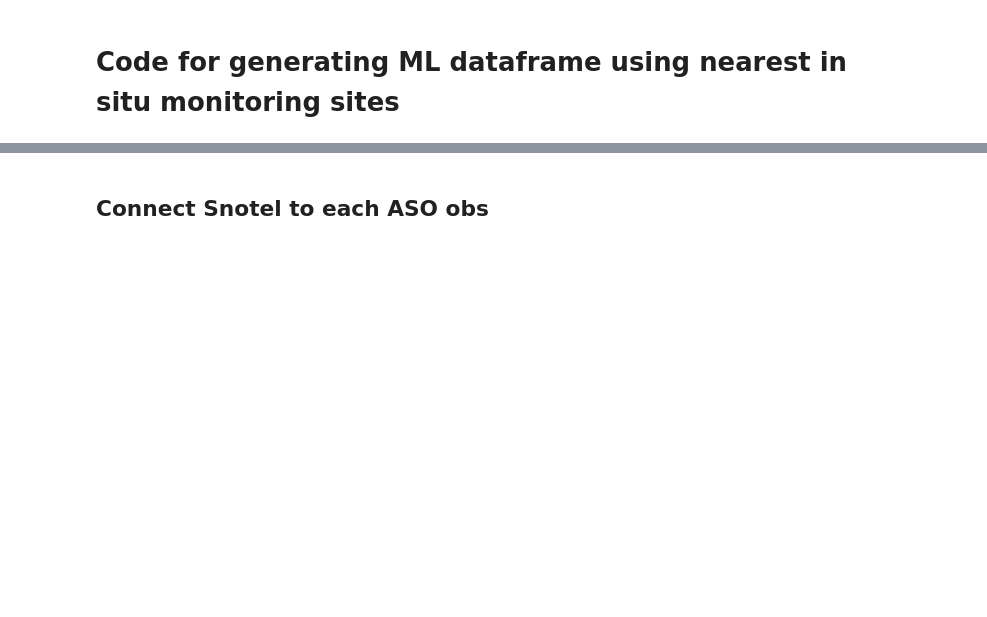
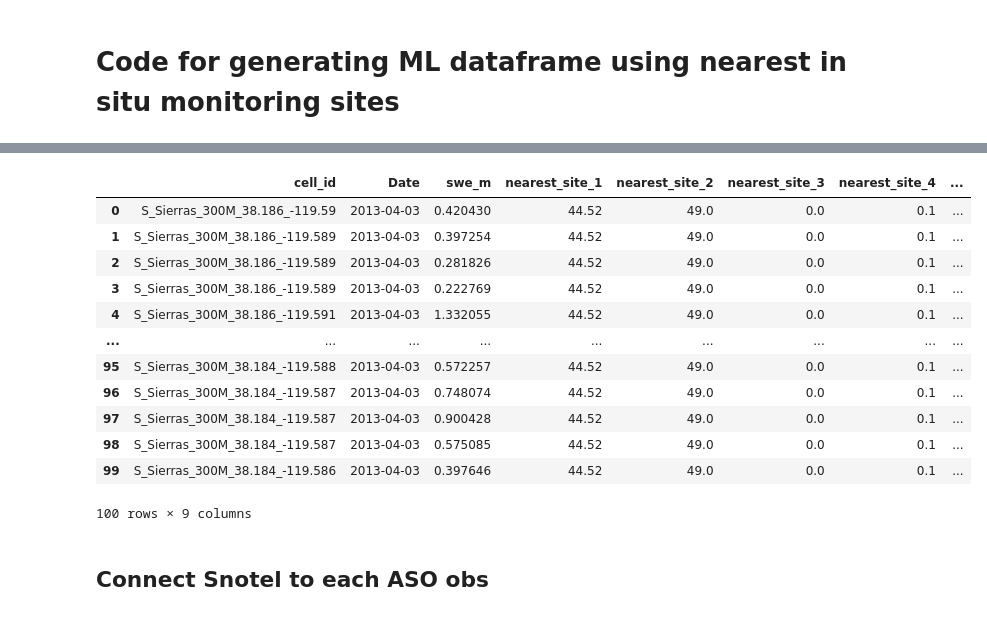
Before and after one commit to whitelightning450/SWEMLv2.0, a Jupyter notebook: Dataprocessing/DataProcessing_PipelineModularized.ipynb, the cells around one changed output, grey strips where cells are left out. Saved outputs shown, nothing was run; the diff lists cells and outputs as text; code cells hidden in the pictures; blank space fills up the shorter version.

Commit message:
got obsDF and GeoDF files working in parrallell, threaded, and lambda

```diff
--- a/Dataprocessing/DataProcessing_PipelineModularized.ipynb
+++ b/Dataprocessing/DataProcessing_PipelineModularized.ipynb
@@ -104,3 +257,62 @@ array([1945, 1948, 1949, 1950, 1951, 1960, 1965, 1961, 1963, 1972, 1975,
+# %%
+#get key variable from args
+aso_swe_files_folder_path, aso_swe_file, new_column_names, snotel_data_f, nearest_snotel , Obsdf, obsdf_path = args
+
+timestamp = aso_swe_file.split('_')[-1].split('.')[0]
+
+#load in SWE data from ASO
+aso_swe_data = pd.read_parquet(os.path.join(aso_swe_files_folder_path, aso_swe_file), engine='fastparquet')
+
+aso_swe_data.reset_index(inplace=True)
+transposed_data = {}
+
+if timestamp in new_column_names.values():
+    tqdm_notebook.pandas()
+    aso_swe_data.progress_apply(lambda row: vectorized_cell_id_2_topography(row, timestamp,transposed_data,nearest_snotel, snotel_data_f), axis =1)
+
+    #Convert dictionary of sites to dataframe
+    transposed_df = pd.concat(transposed_data, axis=0)
+
+    # Reset index and rename columns
+    transposed_df.reset_index(inplace = True)
+    transposed_df.rename(columns={'level_0': 'cell_id', 'level_1': 'Date'}, inplace = True)
+    transposed_df['Date'] = pd.to_datetime(transposed_df['Date'])
+
+    aso_swe_data['Date'] = pd.to_datetime(timestamp)
+    aso_swe_data = aso_swe_data[['cell_id', 'Date', 'swe_m']]
+    merged_df = pd.merge(aso_swe_data, transposed_df, how='left', on=['cell_id', 'Date'])
+
+    Obsdf = pd.concat([Obsdf, merged_df], ignore_index=True)
+
+else:
+    aso_swe_data['Date'] = pd.to_datetime(timestamp)
+    aso_swe_data = aso_swe_data[['cell_id', 'Date', 'swe_m']]
+
+    # No need to merge in this case, directly concatenate
+    Obsdf = pd.concat([Obsdf, aso_swe_data], ignore_index=True)
+
+cols = [
+'cell_id', 'Date', 'swe_m', 'nearest_site_1', 'nearest_site_2', 'nearest_site_3', 'nearest_site_4',
+'nearest_site_5', 'nearest_site_6'
+]
+
+Obsdf = Obsdf[cols]
+# %%
+Obsdf
+# %% [output]
+|  | cell_id | Date | swe_m | nearest_site_1 | nearest_site_2 | nearest_site_3 | nearest_site_4 | ... |
+| 0 | S_Sierras_300M_38.186_-119.59 | 2013-04-03 | 0.420430 | 44.52 | 49.0 | 0.0 | 0.1 | ... |
+| 1 | S_Sierras_300M_38.186_-119.589 | 2013-04-03 | 0.397254 | 44.52 | 49.0 | 0.0 | 0.1 | ... |
+| 2 | S_Sierras_300M_38.186_-119.589 | 2013-04-03 | 0.281826 | 44.52 | 49.0 | 0.0 | 0.1 | ... |
+| 3 | S_Sierras_300M_38.186_-119.589 | 2013-04-03 | 0.222769 | 44.52 | 49.0 | 0.0 | 0.1 | ... |
+| 4 | S_Sierras_300M_38.186_-119.591 | 2013-04-03 | 1.332055 | 44.52 | 49.0 | 0.0 | 0.1 | ... |
+| ... | ... | ... | ... | ... | ... | ... | ... | ... |
+| 95 | S_Sierras_300M_38.184_-119.588 | 2013-04-03 | 0.572257 | 44.52 | 49.0 | 0.0 | 0.1 | ... |
+| 96 | S_Sierras_300M_38.184_-119.587 | 2013-04-03 | 0.748074 | 44.52 | 49.0 | 0.0 | 0.1 | ... |
+| 97 | S_Sierras_300M_38.184_-119.587 | 2013-04-03 | 0.900428 | 44.52 | 49.0 | 0.0 | 0.1 | ... |
+| 98 | S_Sierras_300M_38.184_-119.587 | 2013-04-03 | 0.575085 | 44.52 | 49.0 | 0.0 | 0.1 | ... |
+| 99 | S_Sierras_300M_38.184_-119.586 | 2013-04-03 | 0.397646 | 44.52 | 49.0 | 0.0 | 0.1 | ... |
+100 rows × 9 columns
 # %% [markdown]
 ## Connect Snotel to each ASO obs
 # %%
```
Also changed, not shown: parts of 10 cells of this notebook, 2 other files.
